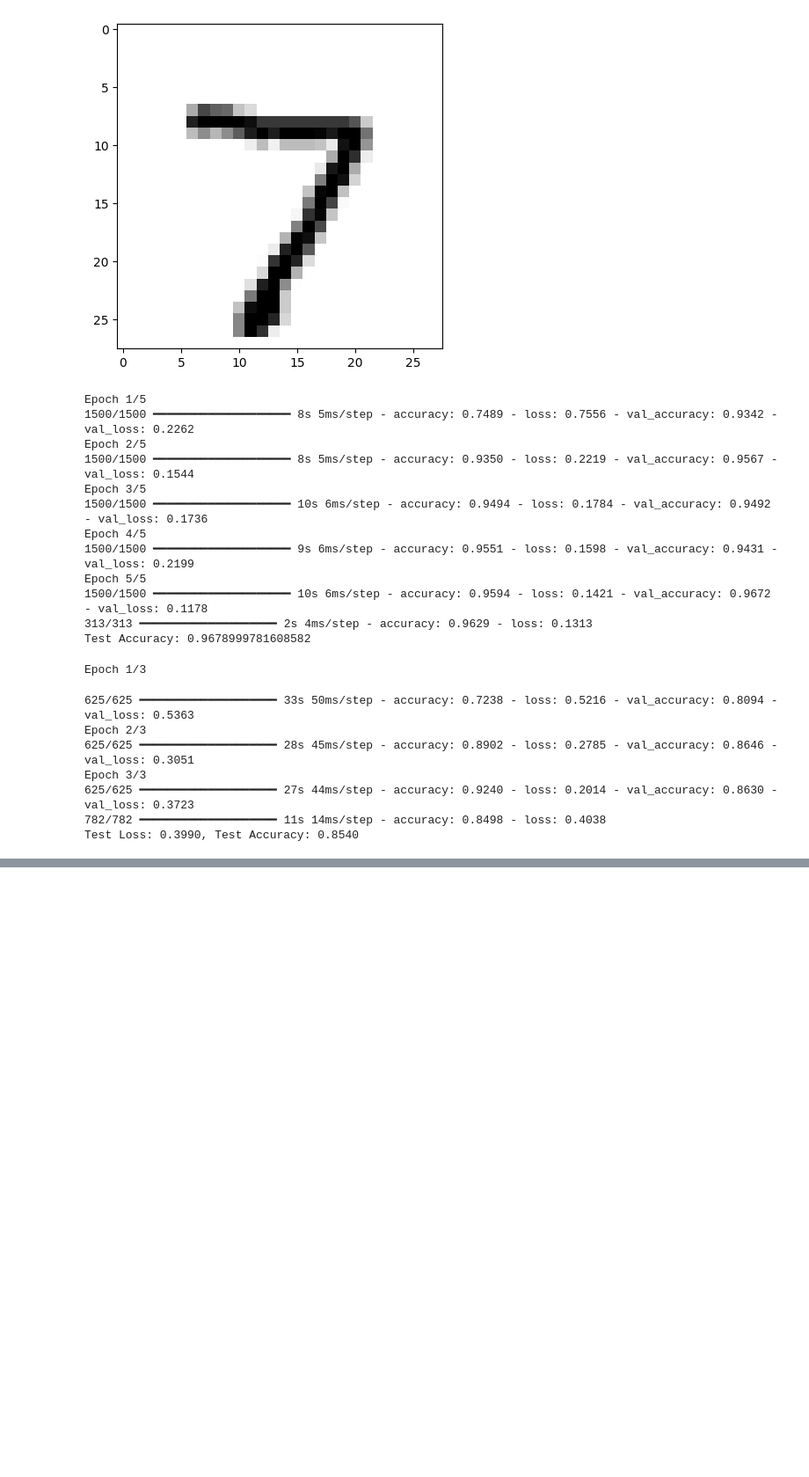
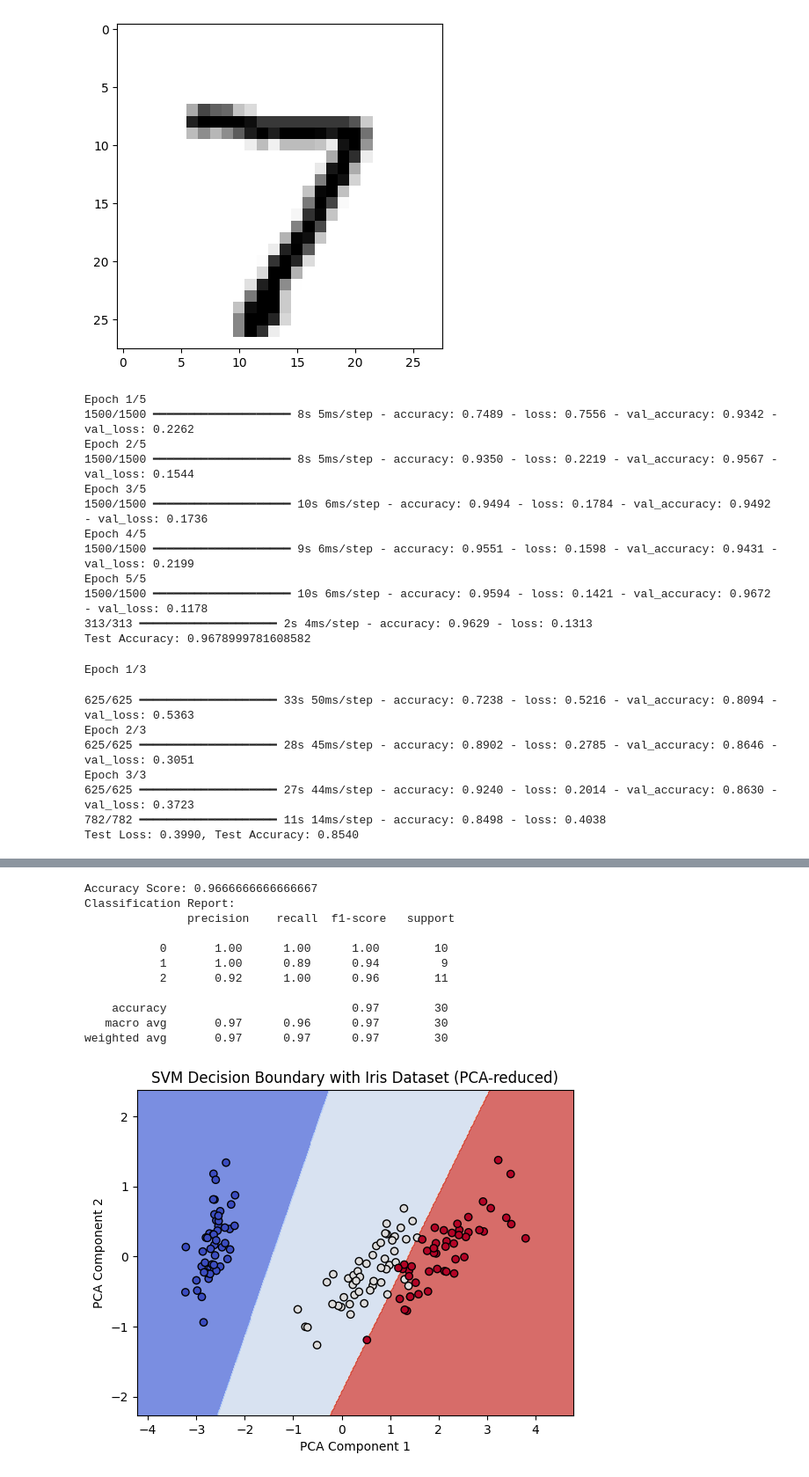
Before and after one commit to nbumani/cse03-intel, a Jupyter notebook: cse03.f1.ipynb, the cells around one changed output, grey strips where cells are left out. Shown at 88% size. Cells and saved outputs as stored; diff of their text form; code cells hidden in the pictures; blank space fills up the shorter version.

```diff
--- a/cse03.f1.ipynb
+++ b/cse03.f1.ipynb
@@ -247,0 +285,72 @@ Test Loss: 0.3990, Test Accuracy: 0.8540
+# %%
+import numpy as np
+import matplotlib.pyplot as plt
+from sklearn import datasets
+from sklearn.model_selection import train_test_split
+from sklearn.preprocessing import StandardScaler
+from sklearn.svm import SVC
+from sklearn.metrics import classification_report, accuracy_score
+
+# Load the dataset (e.g., Iris dataset)
+data = datasets.load_iris()
+X = data.data
+y = data.target
+
+# Split the data into training and testing sets (80% training, 20% testing)
+X_train, X_test, y_train, y_test = train_test_split(X, y, test_size=0.2, random_state=42)
+
+# Standardize the features
+scaler = StandardScaler()
+X_train = scaler.fit_transform(X_train)
+X_test = scaler.transform(X_test)
+
+# Create and train the SVM model (using a linear kernel in this case)
+model = SVC(kernel='linear')
+model.fit(X_train, y_train)
+
+# Make predictions
+y_pred = model.predict(X_test)
+
+# Evaluate the model
+print("Accuracy Score:", accuracy_score(y_test, y_pred))
+print("Classification Report:\n", classification_report(y_test, y_pred))
+
+# Visualize decision boundaries (works best with 2D data, so we'll reduce the data dimensions for visualization)
+from sklearn.decomposition import PCA
+
+pca = PCA(n_components=2)
+X_pca = pca.fit_transform(X)
+
+# Train an SVM model on the reduced 2D data
+X_train_pca, X_test_pca, y_train_pca, y_test_pca = train_test_split(X_pca, y, test_size=0.2, random_state=42)
+model.fit(X_train_pca, y_train_pca)
+
+# Plot decision boundary
+h = .02  # Step size in the mesh
+x_min, x_max = X_pca[:, 0].min() - 1, X_pca[:, 0].max() + 1
+y_min, y_max = X_pca[:, 1].min() - 1, X_pca[:, 1].max() + 1
+xx, yy = np.meshgrid(np.arange(x_min, x_max, h), np.arange(y_min, y_max, h))
+
+Z = model.predict(np.c_[xx.ravel(), yy.ravel()])
+Z = Z.reshape(xx.shape)
+
+# Plotting the decision boundary and the data points
+plt.contourf(xx, yy, Z, alpha=0.75, cmap=plt.cm.coolwarm)
+plt.scatter(X_pca[:, 0], X_pca[:, 1], c=y, edgecolors='k', marker='o', cmap=plt.cm.coolwarm)
+plt.title('SVM Decision Boundary with Iris Dataset (PCA-reduced)')
+plt.xlabel('PCA Component 1')
+plt.ylabel('PCA Component 2')
+plt.show()
+# %% [output]
+Accuracy Score: 0.9666666666666667
+Classification Report:
+               precision    recall  f1-score   support
+
+           0       1.00      1.00      1.00        10
+           1       1.00      0.89      0.94         9
+           2       0.92      1.00      0.96        11
+
+    accuracy                           0.97        30
+   macro avg       0.97      0.96      0.97        30
+weighted avg       0.97      0.97      0.97        30
+[figure, added]
```
Also changed, not shown: parts of 1 cell of this notebook.
